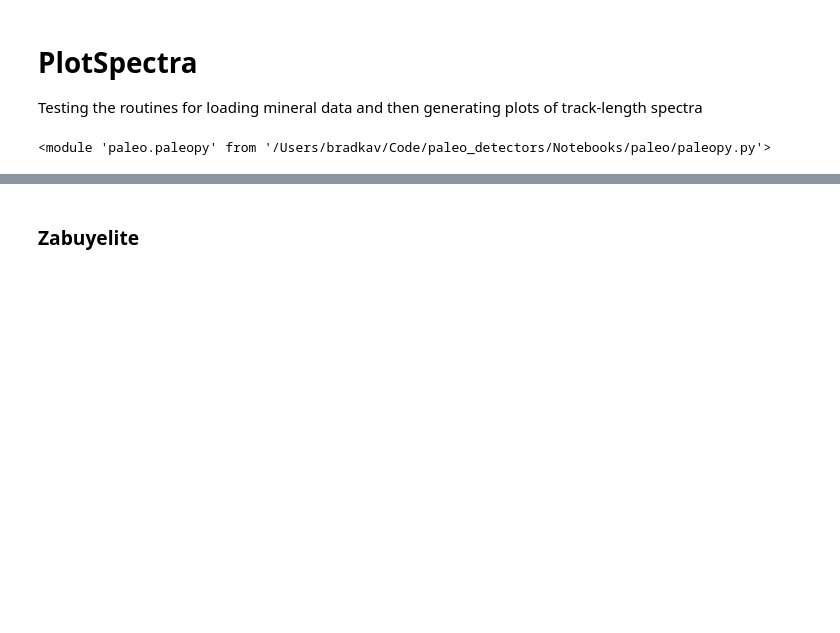
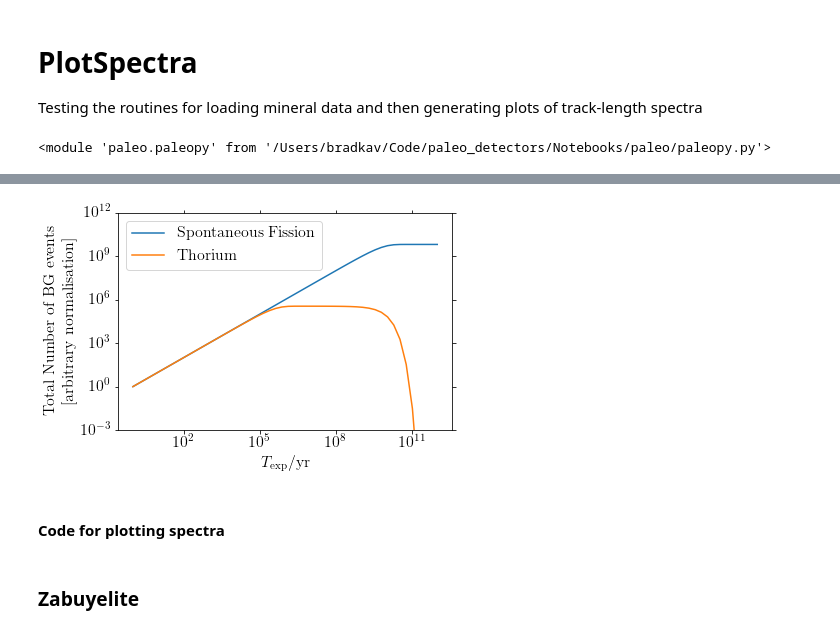
Before and after one commit to tedwards2412/paleo_detectors, a Jupyter notebook: Notebooks/PlotSpectra.ipynb, the cells around one changed output, grey strips where cells are left out. Saved outputs shown, nothing was run; the diff lists cells and outputs as text; code cells hidden in the pictures; blank space fills up the shorter version.

```diff
--- a/Notebooks/PlotSpectra.ipynb
+++ b/Notebooks/PlotSpectra.ipynb
@@ -26,3 +45,20 @@ importlib.reload(paleopy)
+# %%
+plt.figure()
+
+plt.loglog(T_list, Sinj.fission_bkg([100,101], T_list)*T_list/Sinj.fission_bkg([100,101], 1), label='Spontaneous Fission')
+plt.loglog(T_list, Sinj.norm_Thorium(T_list)*T_list/Sinj.norm_Thorium(1), label='Thorium')
+
+plt.ylabel("Total Number of BG events\n[arbitrary normalisation]")
+plt.xlabel(r"$T_\mathrm{exp}/\mathrm{yr}$")
+plt.ylim(1e-3,1e12)
+
+plt.legend()
+plt.savefig("../plots/RadioactiveBG_Nevents.pdf", bbox_inches='tight')
+plt.show()
+# %% [output]
+[figure, added]
+# %% [markdown]
+#### Code for plotting spectra
 # %%
 def plotSpectrum(mineral):
 
```
Also changed, not shown: parts of 1 cell of this notebook, 21 other files.
